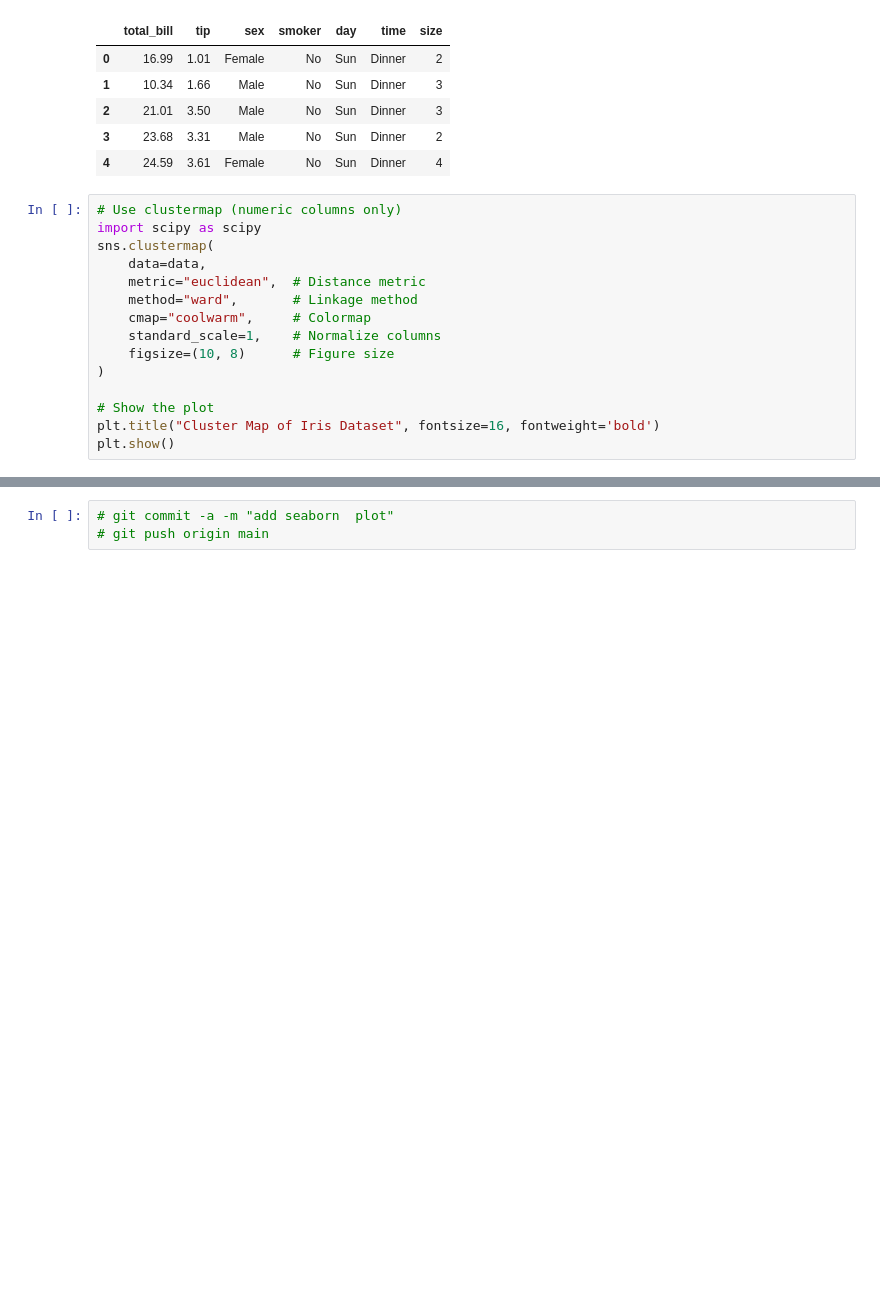
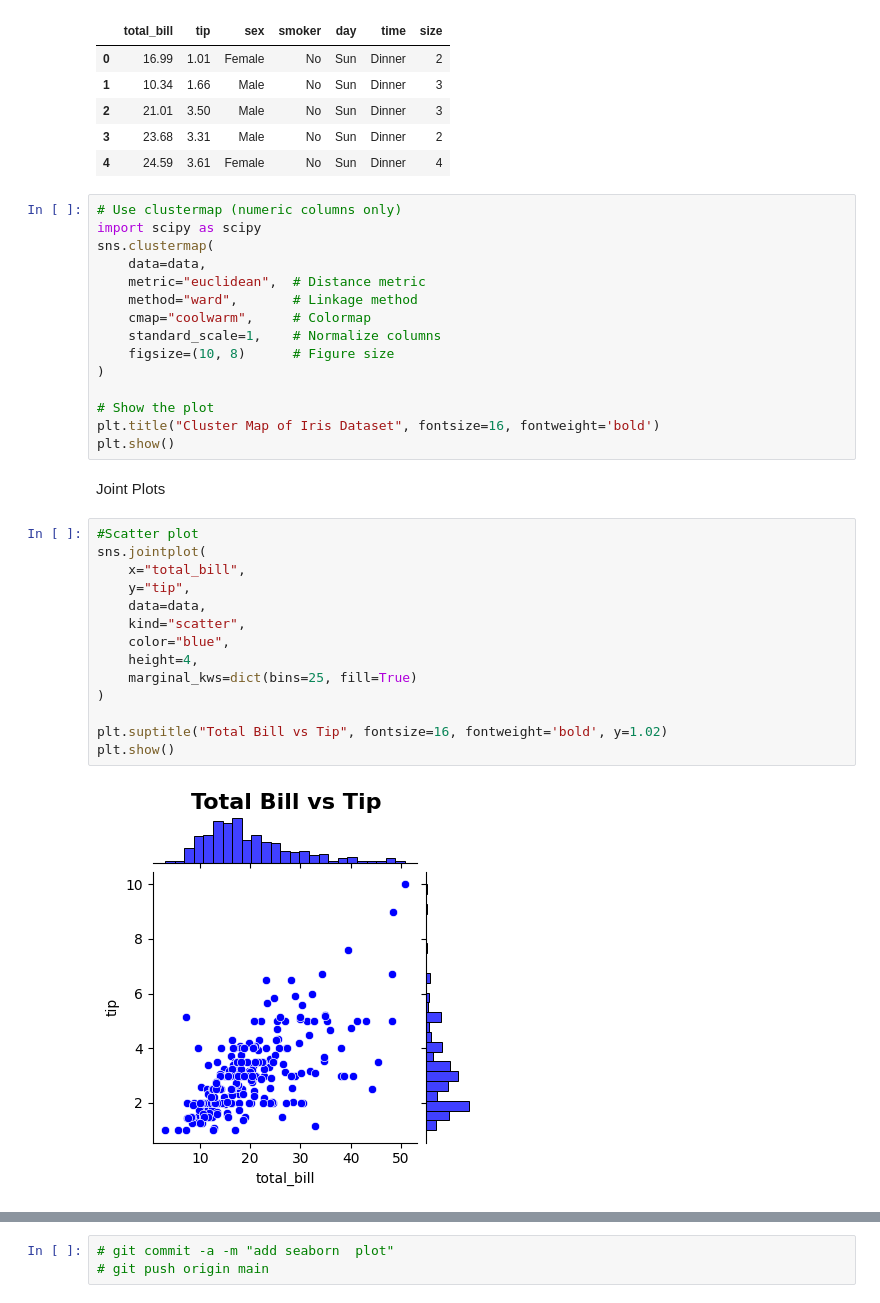
Before and after one commit to Razakhan143/demo, a Jupyter notebook: seaborn.ipynb, the cells around one changed output, grey strips where cells are left out. Cells and saved outputs as stored; diff of their text form; blank space fills up the shorter version.

Commit message:
add seaborn 2dScatter, Hex , Regression, 2d Kde plot

```diff
--- a/seaborn.ipynb
+++ b/seaborn.ipynb
@@ -214,3 +214,21 @@ sns.clustermap(
 # Show the plot
 plt.title("Cluster Map of Iris Dataset", fontsize=16, fontweight='bold')
 plt.show()
+# %% [markdown]
+Joint Plots
+# %%
+#Scatter plot
+sns.jointplot(
+    x="total_bill",
+    y="tip",
+    data=data,
+    kind="scatter",
+    color="blue",
+    height=4,
+    marginal_kws=dict(bins=25, fill=True)
+)
+
+plt.suptitle("Total Bill vs Tip", fontsize=16, fontweight='bold', y=1.02)
+plt.show()
+# %% [output]
+[figure, added]
```
Also changed, not shown: parts of 4 cells of this notebook.
